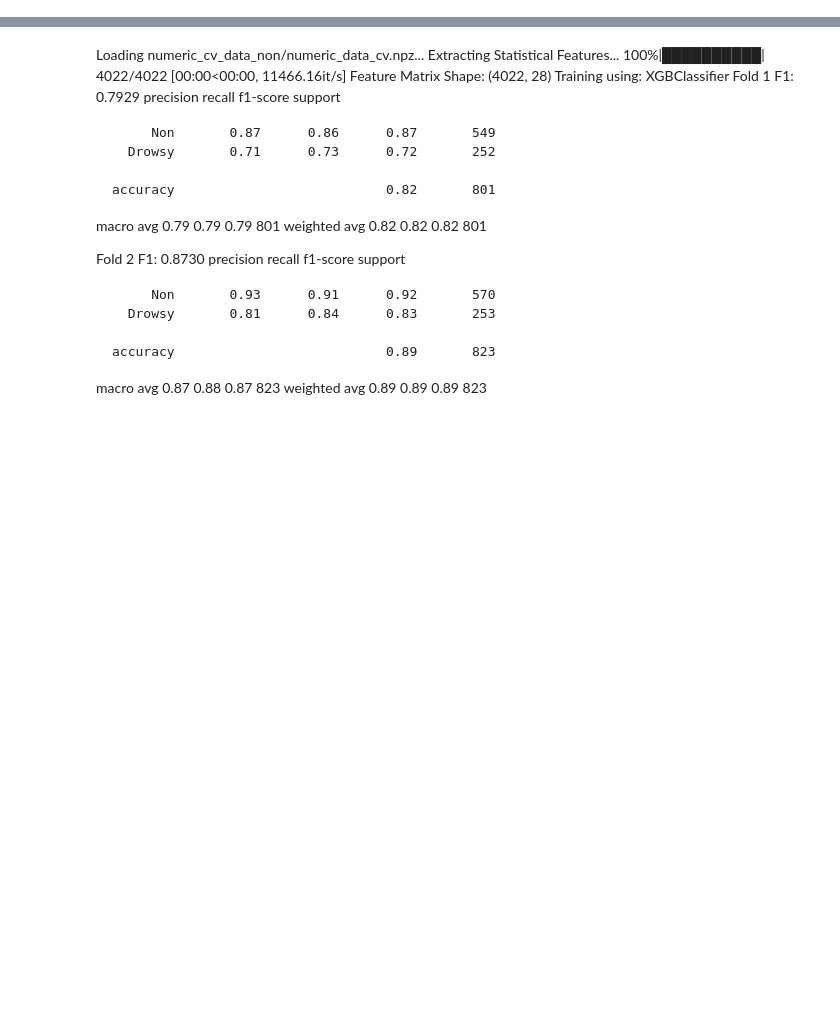
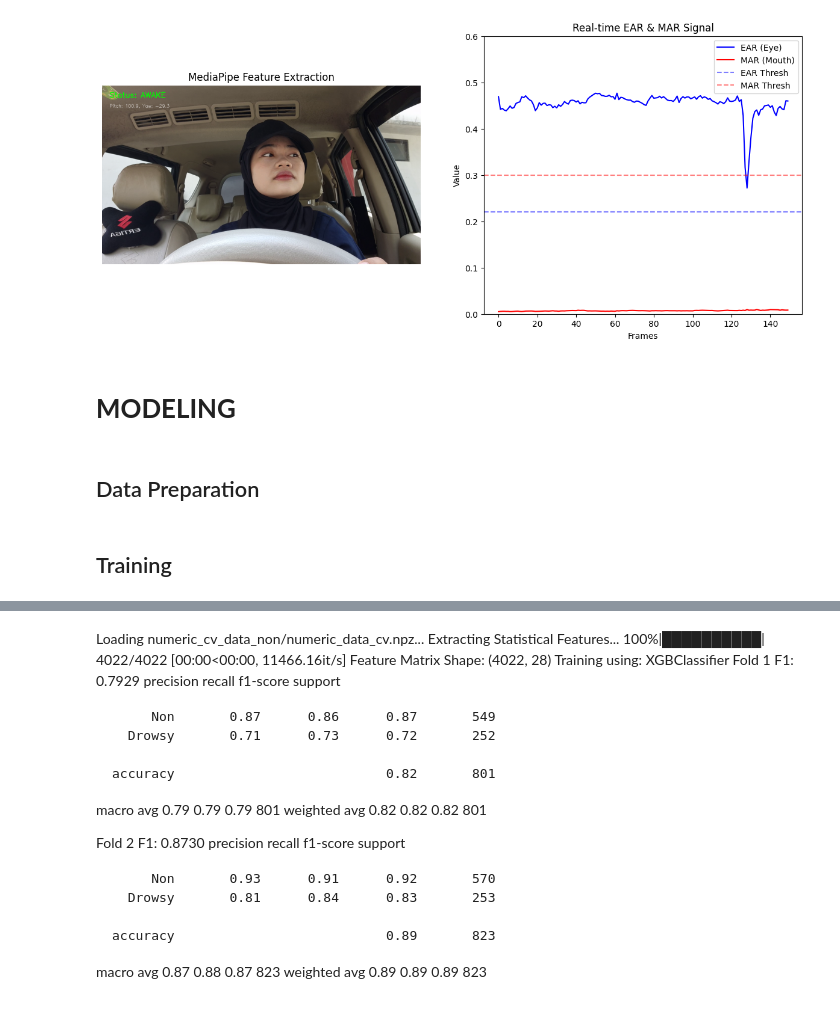
Before and after one commit to rfirmn/Drowsiness-Detection, a Jupyter notebook: svm.ipynb, the cells around one changed output, grey strips where cells are left out. Drawn from its saved outputs; the diff is of its cells as text; code cells hidden in the pictures; blank space fills up the shorter version.

```diff
--- a/svm.ipynb
+++ b/svm.ipynb
@@ -286,0 +363,8 @@ if __name__ == "__main__":
+# %%
+visualize_preprocessing('vid_visual/front_focus.mp4')
+# %% [output]
+[figure, added]
+# %% [markdown]
+# **MODELING**
+# %% [markdown]
+## Data Preparation
@@ -286,0 +452,2 @@ if __name__ == "__main__":
+# %% [markdown]
+## Training
```
Also changed, not shown: parts of 17 cells of this notebook.
